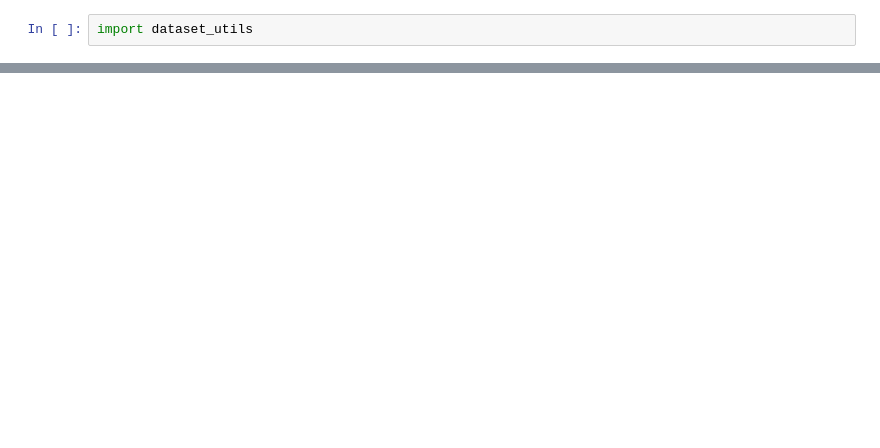
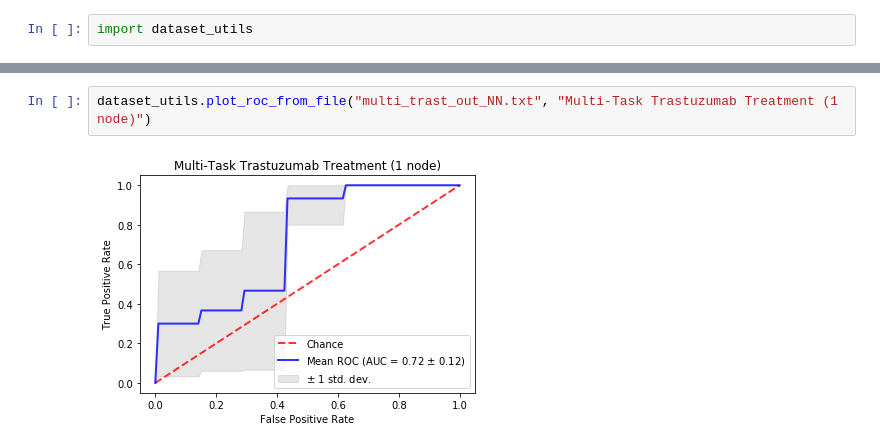
Before and after one commit to hl197/DrugResponsePrediction, a Jupyter notebook: NeoALTTO/gene_ontology/neural_net_performance.ipynb, the cells around one changed output, grey strips where cells are left out. Saved outputs shown, nothing was run; the diff lists cells and outputs as text; blank space fills up the shorter version.

```diff
--- a/NeoALTTO/gene_ontology/neural_net_performance.ipynb
+++ b/NeoALTTO/gene_ontology/neural_net_performance.ipynb
@@ -10,0 +23,4 @@ dataset_utils.plot_roc_from_file("out_NN_1.txt", "Neural Net")
+# %%
+dataset_utils.plot_roc_from_file("multi_trast_out_NN.txt", "Multi-Task Trastuzumab Treatment (1 node)")
+# %% [output]
+[figure, added]
```
Also changed, not shown: parts of 11 cells of this notebook, 2 other files.
